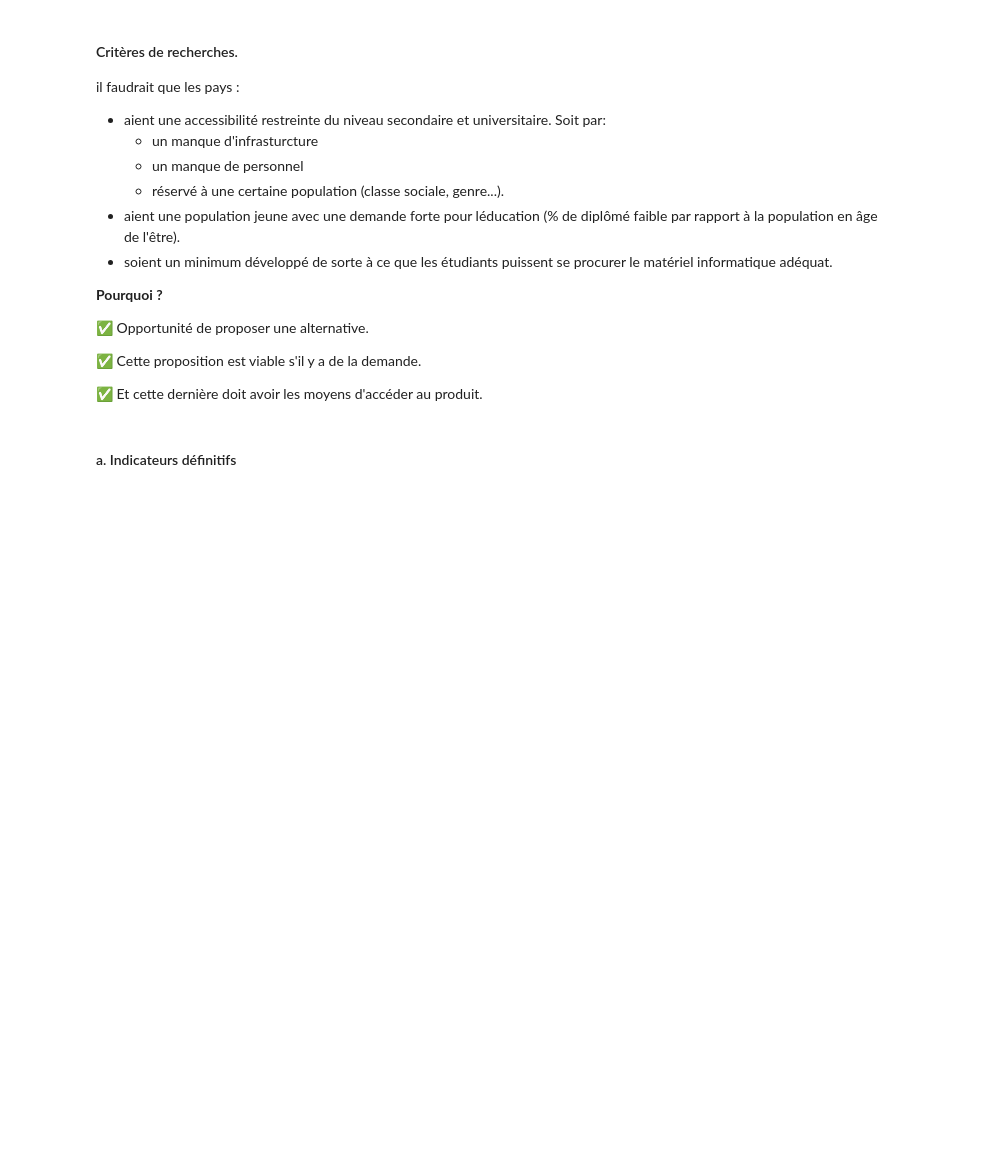
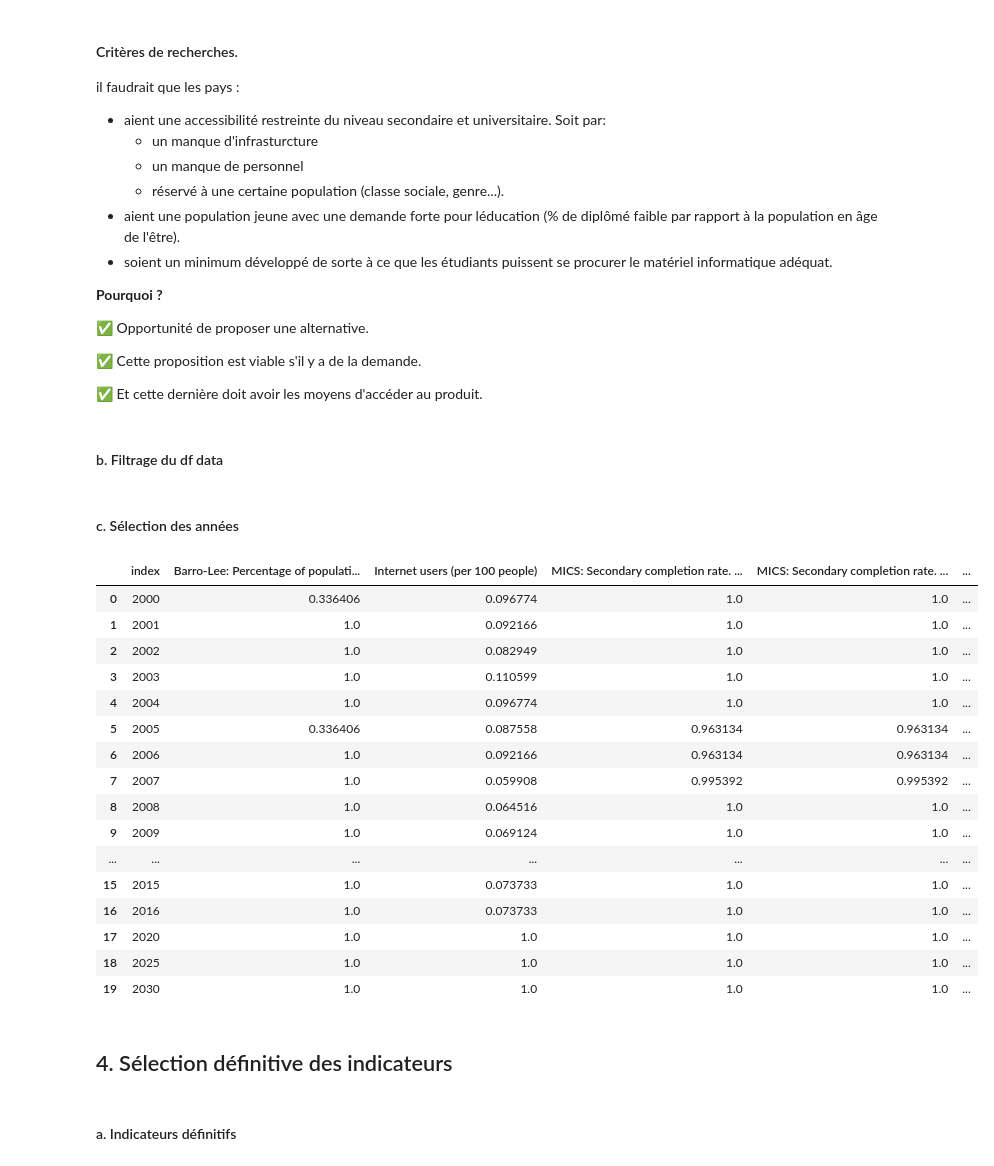
Before and after one commit to NassimNaoui/analyse_systemes_educatifs, a Jupyter notebook: notebooks/Analysez des données de systèmes éducatifs.ipynb, the cells around one changed output. Cells and saved outputs as stored; diff of their text form; code cells hidden in the pictures; blank space fills up the shorter version.

```diff
--- a/notebooks/Analysez des données de systèmes éducatifs.ipynb
+++ b/notebooks/Analysez des données de systèmes éducatifs.ipynb
@@ -267,5 +228,0 @@ years = ['2000', '2001', '2002', '2003', '2004', '2005',
-# %%
-years = ['2000', '2001', '2002', '2003', '2004', '2005',
-       '2006', '2007', '2008', '2009', '2010', '2011', '2012', '2013', '2014',
-       '2015', '2016', '2020', '2025', '2030']
-dic['df_data'] = dic['df_data'].loc[:,['Country Name', 'Country Code', 'Indicator Name', 'Indicator Code'] + years]
@@ -305,3 +294,53 @@ il faudrait que les pays :
+# %% [markdown]
+#### b. Filtrage du df data
+# %%
+kpis_list = []
+for theme in dic_kpis:
+    for topic in dic_kpis[theme]:
+        for kpi in dic_kpis[theme][topic]:
+            kpis_list.append(kpi)
+
+df_data_filtered = dic['df_data'][dic['df_data']['Indicator Name'].isin(kpis_list)]
+# %% [markdown]
+#### c. Sélection des années
+# %%
+years_to_keep = ['2000', '2001', '2002', '2003', '2004', '2005',
+       '2006', '2007', '2008', '2009', '2010', '2011', '2012', '2013', '2014',
+       '2015', '2016', '2020', '2025', '2030']
+df_data_filtered_years = df_data_filtered.loc[:,['Country Name','Country Code','Indicator Name','Indicator Code'] + years_to_keep]
+# %%
+kpis_na_rate = df_data_filtered_years.groupby(
+    ['Indicator Name']
+)[years_to_keep].apply(lambda g: g.isna().mean()).reset_index().transpose()
+
+kpis_na_rate_col = list(kpis_na_rate.iloc[0].values)
+
+kpis_na_rate.columns = kpis_na_rate_col
+
+kpis_na_rate = kpis_na_rate.iloc[1:]
+kpis_na_rate = kpis_na_rate.reset_index()
+# %%
+kpis_na_rate
+# %% [output]
+|  | index | Barro-Lee: Percentage of populati... | Internet users (per 100 people) | MICS: Secondary completion rate. ... | MICS: Secondary completion rate. ... | ... |
+| 0 | 2000 | 0.336406 | 0.096774 | 1.0 | 1.0 | ... |
+| 1 | 2001 | 1.0 | 0.092166 | 1.0 | 1.0 | ... |
+| 2 | 2002 | 1.0 | 0.082949 | 1.0 | 1.0 | ... |
+| 3 | 2003 | 1.0 | 0.110599 | 1.0 | 1.0 | ... |
+| 4 | 2004 | 1.0 | 0.096774 | 1.0 | 1.0 | ... |
+| 5 | 2005 | 0.336406 | 0.087558 | 0.963134 | 0.963134 | ... |
+| 6 | 2006 | 1.0 | 0.092166 | 0.963134 | 0.963134 | ... |
+| 7 | 2007 | 1.0 | 0.059908 | 0.995392 | 0.995392 | ... |
+| 8 | 2008 | 1.0 | 0.064516 | 1.0 | 1.0 | ... |
+| 9 | 2009 | 1.0 | 0.069124 | 1.0 | 1.0 | ... |
+| ... | ... | ... | ... | ... | ... | ... |
+| 15 | 2015 | 1.0 | 0.073733 | 1.0 | 1.0 | ... |
+| 16 | 2016 | 1.0 | 0.073733 | 1.0 | 1.0 | ... |
+| 17 | 2020 | 1.0 | 1.0 | 1.0 | 1.0 | ... |
+| 18 | 2025 | 1.0 | 1.0 | 1.0 | 1.0 | ... |
+| 19 | 2030 | 1.0 | 1.0 | 1.0 | 1.0 | ... |
+# %% [markdown]
+## 4. Sélection définitive des indicateurs
 # %% [markdown]
 #### a. Indicateurs définitifs
 # %%
```
Also changed, not shown: parts of 9 cells of this notebook.
